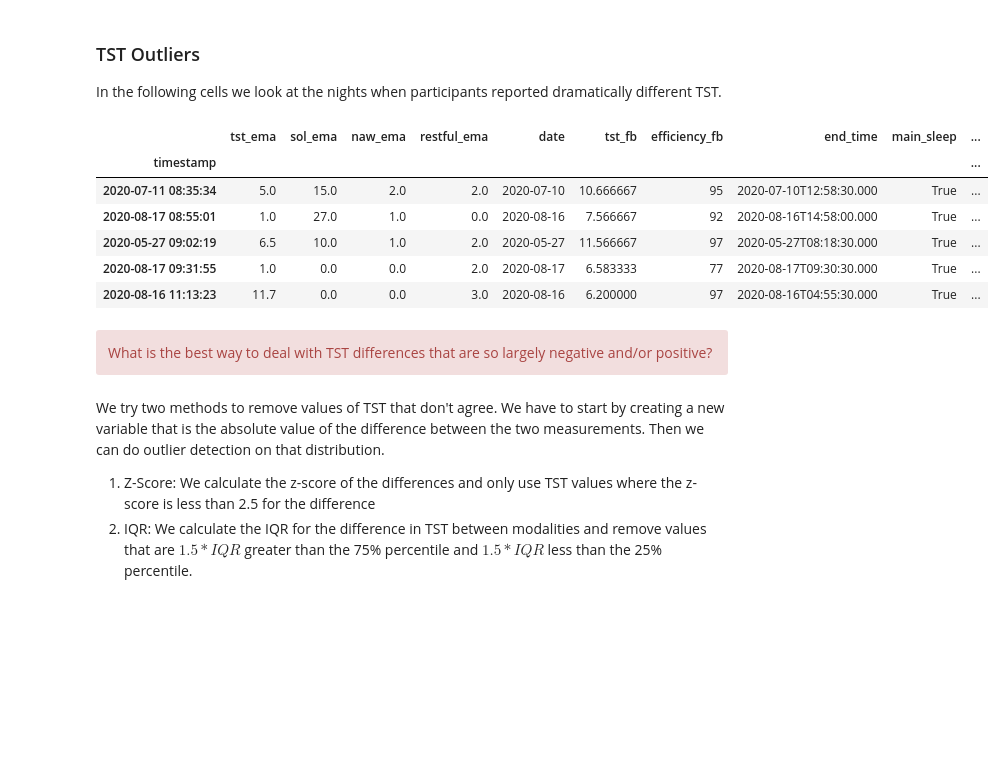
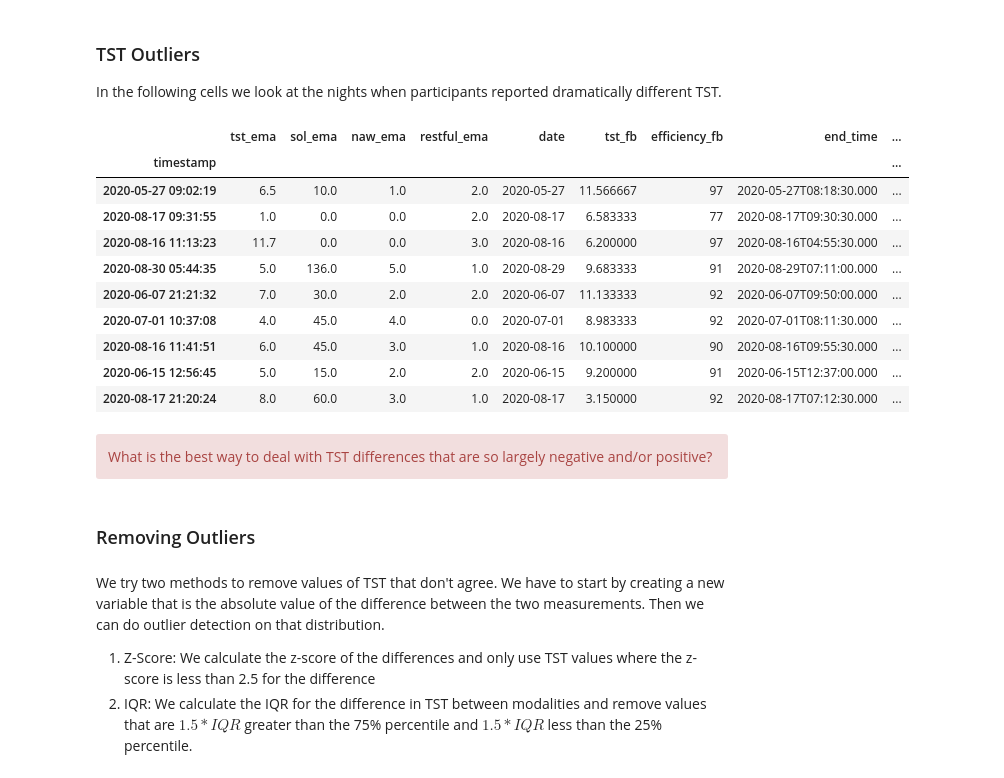
Before and after one commit to intelligent-environments-lab/utx000, a Jupyter notebook: notebooks/4.9.2-hef-fitbit_beiwe-sleep_comparisions.ipynb, the cells around one changed output. Drawn from its saved outputs; the diff is of its cells as text; code cells hidden in the pictures; blank space fills up the shorter version.

```diff
--- a/notebooks/4.9.2-hef-fitbit_beiwe-sleep_comparisions.ipynb
+++ b/notebooks/4.9.2-hef-fitbit_beiwe-sleep_comparisions.ipynb
@@ -50,6 +51,12 @@ Length after removing NaNs:     2002
 # %%
 fb_sleep = pd.read_csv("../data/processed/fitbit-sleep_daily-ux_s20.csv",index_col="date",parse_dates=True,infer_datetime_format=["date","start_time","end_time"])
 fb_sleep = fb_sleep[fb_sleep["main_sleep"] == True]
+hrs = []
+for dt in pd.to_datetime(fb_sleep["start_time"]):
+    hrs.append(dt.hour)
+fb_sleep["hour"] = hrs
+fb_sleep = fb_sleep[~fb_sleep["hour"].isin(np.arange(10,18,1))]
+fb_sleep.drop(["hour"],axis=1,inplace=True)
 fb_sleep.head()
 # %% [output]
 |  | duration_ms | efficiency | end_time | main_sleep | minutes_after_wakeup | minutes_asleep | minutes_awake | ... |
@@ -92,7 +99,7 @@ Based on the points above, we just have to check the overlap between the **date
 # creating date column
 dates = []
 for d in sr_sleep.index:
-    if d.hour >= 0 and d.hour <= 8:
+    if d.hour >= 0 and d.hour + d.minute/60 < 8.5:
         dates.append(d.date()- timedelta(days=1))
     else:
         dates.append(d.date())
@@ -152,10 +159,9 @@ Number of overlapping nights: 969
 # %% [markdown]
 Renaming columns for easier use
 # %%
-combined_sleep.drop(['content', 'stress', 'lonely', 'sad', 'energy'],axis=1,inplace=True)
+combined_sleep.drop(['content', 'stress', 'lonely', 'sad', 'energy',"main_sleep"],axis=1,inplace=True)
 combined_sleep.columns = ['tst_ema', 'sol_ema', 'naw_ema',
-       'restful_ema', 'date', 'tst_fb', 'efficiency_fb', 'end_time',
-       'main_sleep', 'minutes_after_wakeup', 'minutes_asleep', 'minutes_awake',
+       'restful_ema', 'date', 'tst_fb', 'efficiency_fb', 'end_time', 'minutes_after_wakeup', 'minutes_asleep', 'naw_fb',
        'sol_fb', 'start_time', 'time_in_bed', 'beiwe']
 # some more cleaning
 combined_sleep["tst_fb"] /= 3600000
@@ -208,25 +214,31 @@ In the following cells we look at the nights when participants reported dramatic
 # %%
 def check_sleep_outliers(df=combined_sleep,sleep_metric="tst",threshold=3):
     """
-
+    Returns a dataframe of the outlying data from the given dataframte based on the sleep metric and the threshold
     """
     # creating a tst_difference column and checking the nights with abs(tst) greater than 3 hours
     df["difference"] = abs(df[f"{sleep_metric}_fb"] - df[f"{sleep_metric}_ema"])
     df_outlier = df[df["difference"] >= threshold]
     return df_outlier
 # %%
-check_sleep_outliers(threshold=5)
+check_sleep_outliers(threshold=4)
 # %% [output]
-|  | tst_ema | sol_ema | naw_ema | restful_ema | date | tst_fb | efficiency_fb | end_time | main_sleep | ... |
-| timestamp |  |  |  |  |  |  |  |  |  | ... |
-| 2020-07-11 08:35:34 | 5.0 | 15.0 | 2.0 | 2.0 | 2020-07-10 | 10.666667 | 95 | 2020-07-10T12:58:30.000 | True | ... |
-| 2020-08-17 08:55:01 | 1.0 | 27.0 | 1.0 | 0.0 | 2020-08-16 | 7.566667 | 92 | 2020-08-16T14:58:00.000 | True | ... |
-| 2020-05-27 09:02:19 | 6.5 | 10.0 | 1.0 | 2.0 | 2020-05-27 | 11.566667 | 97 | 2020-05-27T08:18:30.000 | True | ... |
-| 2020-08-17 09:31:55 | 1.0 | 0.0 | 0.0 | 2.0 | 2020-08-17 | 6.583333 | 77 | 2020-08-17T09:30:30.000 | True | ... |
-| 2020-08-16 11:13:23 | 11.7 | 0.0 | 0.0 | 3.0 | 2020-08-16 | 6.200000 | 97 | 2020-08-16T04:55:30.000 | True | ... |
+|  | tst_ema | sol_ema | naw_ema | restful_ema | date | tst_fb | efficiency_fb | end_time | ... |
+| timestamp |  |  |  |  |  |  |  |  | ... |
+| 2020-05-27 09:02:19 | 6.5 | 10.0 | 1.0 | 2.0 | 2020-05-27 | 11.566667 | 97 | 2020-05-27T08:18:30.000 | ... |
+| 2020-08-17 09:31:55 | 1.0 | 0.0 | 0.0 | 2.0 | 2020-08-17 | 6.583333 | 77 | 2020-08-17T09:30:30.000 | ... |
+| 2020-08-16 11:13:23 | 11.7 | 0.0 | 0.0 | 3.0 | 2020-08-16 | 6.200000 | 97 | 2020-08-16T04:55:30.000 | ... |
+| 2020-08-30 05:44:35 | 5.0 | 136.0 | 5.0 | 1.0 | 2020-08-29 | 9.683333 | 91 | 2020-08-29T07:11:00.000 | ... |
+| 2020-06-07 21:21:32 | 7.0 | 30.0 | 2.0 | 2.0 | 2020-06-07 | 11.133333 | 92 | 2020-06-07T09:50:00.000 | ... |
+| 2020-07-01 10:37:08 | 4.0 | 45.0 | 4.0 | 0.0 | 2020-07-01 | 8.983333 | 92 | 2020-07-01T08:11:30.000 | ... |
+| 2020-08-16 11:41:51 | 6.0 | 45.0 | 3.0 | 1.0 | 2020-08-16 | 10.100000 | 90 | 2020-08-16T09:55:30.000 | ... |
+| 2020-06-15 12:56:45 | 5.0 | 15.0 | 2.0 | 2.0 | 2020-06-15 | 9.200000 | 91 | 2020-06-15T12:37:00.000 | ... |
+| 2020-08-17 21:20:24 | 8.0 | 60.0 | 3.0 | 1.0 | 2020-08-17 | 3.150000 | 92 | 2020-08-17T07:12:30.000 | ... |
 # %% [markdown]
 <div class="alert alert-block alert-danger">
 What is the best way to deal with TST differences that are so largely negative and/or positive?
+# %% [markdown]
+### Removing Outliers
 # %% [markdown]
 We try two methods to remove values of TST that don't agree. We have to start by creating a new variable that is the absolute value of the difference between the two measurements. Then we can do outlier detection on that distribution.
 1. Z-Score: We calculate the z-score of the differences and only use TST values where the z-score is less than 2.5 for the difference
```
Also changed, not shown: parts of 13 cells of this notebook.
